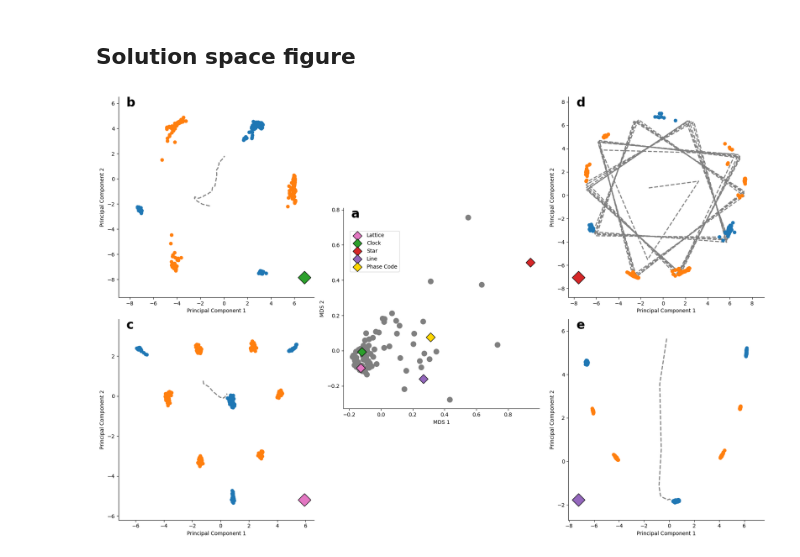
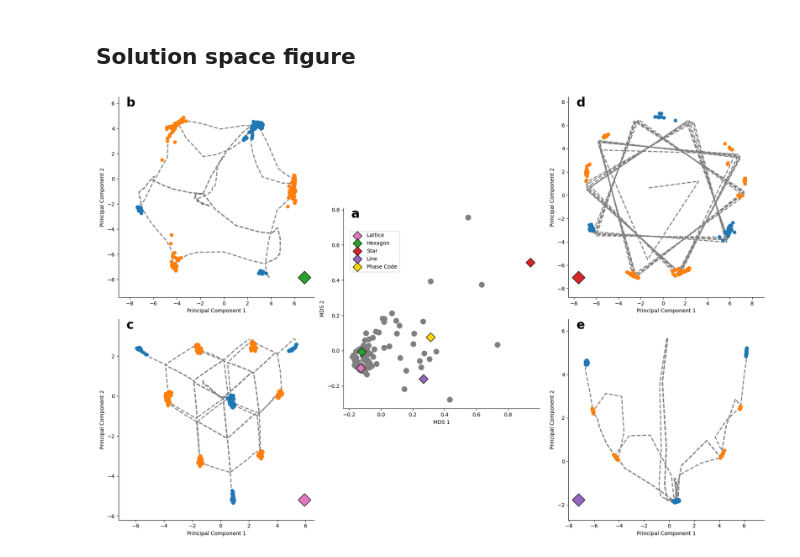
Before and after one commit to keith-murray/emergence-phase-codes, a Jupyter notebook: notebooks/solution_space_figure.ipynb, the cells around one changed output. Cells and saved outputs as stored; diff of their text form; code cells hidden in the pictures.

Commit message:
[update][figure][notebook] example solutions include more trajectories

```diff
--- a/notebooks/solution_space_figure.ipynb
+++ b/notebooks/solution_space_figure.ipynb
@@ -150,7 +189,7 @@ embedding = MDS(
 ## Solution space figure
 # %%
 highlighted_jobs = {
-    52: {"marker": "D", "color": "tab:green", "label": "Clock", "corner": "bottom_right"},
+    52: {"marker": "D", "color": "tab:green", "label": "Hexagon", "corner": "bottom_right"},
     29: {"marker": "D", "color": "tab:pink", "label": "Lattice", "corner": "bottom_right"},
     71: {"marker": "D", "color": "tab:red", "label": "Star", "corner": "bottom_left"},
     72: {"marker": "D", "color": "tab:purple", "label": "Line", "corner": "bottom_left"},
@@ -197,6 +236,8 @@ plot_model_dynamics(
     ax_52,
     val_metrics[val_metrics['job_id'] == 52].iloc[0],
     highlighted_jobs[52],
+    [(2,0,1), (2,1,0), (0,0,1), (0,0,2), (1,1,2), (1,1,0), (0,0,0), (1,1,1)],
+    [10, 25, 40],
 )
 ax_52.spines['top'].set_visible(False)
 ax_52.spines['right'].set_visible(False)
@@ -207,6 +248,8 @@ plot_model_dynamics(
     ax_29,
     val_metrics[val_metrics['job_id'] == 29].iloc[0],
     highlighted_jobs[29],
+    list(product(range(3), repeat=3)),
+    [35, 40, 45],
 )
 ax_29.spines['top'].set_visible(False)
 ax_29.spines['right'].set_visible(False)
@@ -217,6 +260,8 @@ plot_model_dynamics(
     ax_71,
     val_metrics[val_metrics['job_id'] == 71].iloc[0],
     highlighted_jobs[71],
+    None,
+    None,
 )
 ax_71.spines['top'].set_visible(False)
 ax_71.spines['right'].set_visible(False)
@@ -227,31 +272,33 @@ plot_model_dynamics(
     ax_72,
     val_metrics[val_metrics['job_id'] == 72].iloc[0],
     highlighted_jobs[72],
+    [(1,1,1), (0,0,0), (1,1,0), (1,0,2), (0,0,1), (0,1,2)],
+    [20, 30, 40],
 )
 ax_72.spines['top'].set_visible(False)
 ax_72.spines['right'].set_visible(False)
 
 # Subplot labels with manual coordinates (in axes-relative coordinates)
 label_specs = [
     (ax_mds, 'a', (0.04, 1.0)),
     (ax_52, 'b', (0.04, 1.0)),
     (ax_29, 'c', (0.04, 1.0)),
     (ax_71, 'd', (0.04, 1.0)),
     (ax_72, 'e', (0.04, 1.0)),
 ]
 
 for ax, label, (x, y) in label_specs:
     ax.text(
         x, y, label,
         transform=ax.transAxes,
         fontsize=24,
         fontweight='bold',
         ha='left',
         va='top',
     )
 
 plt.tight_layout()
 plt.savefig('../results/solution_space_summary.pdf')
 plt.show()
 # %% [output]
-[figure, old version]
+[figure, new version]
```
Also changed, not shown: parts of 2 cells of this notebook, 1 other file.
